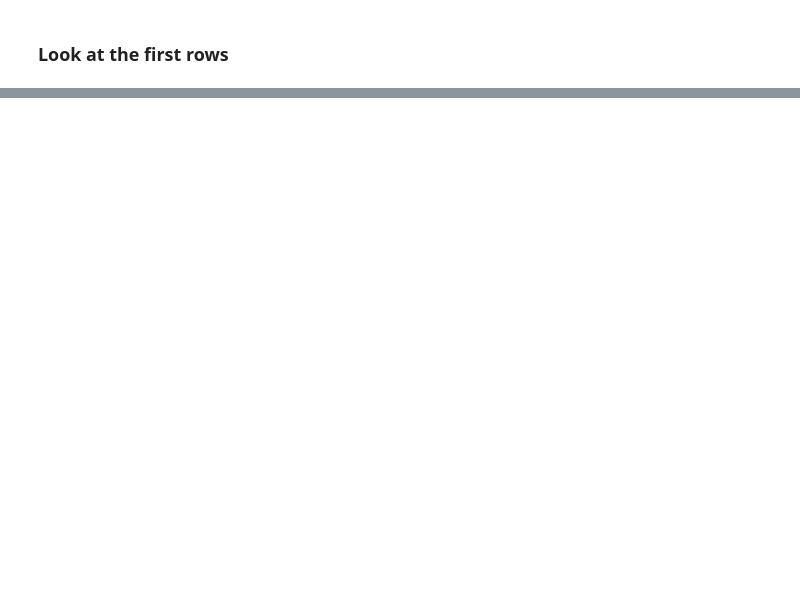
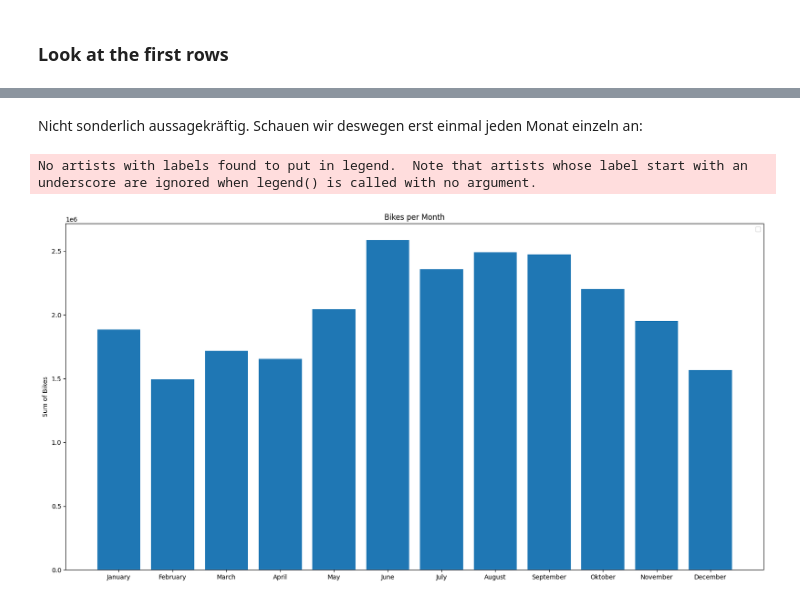
Before and after one commit to maanex/2023-amse, a Jupyter notebook: project/exploration.ipynb, the cells around one changed output, grey strips where cells are left out. Cells and saved outputs as stored; diff of their text form; code cells hidden in the pictures; blank space fills up the shorter version.

```diff
--- a/project/exploration.ipynb
+++ b/project/exploration.ipynb
@@ -77,0 +81,14 @@ array([1])
+# %% [markdown]
+Nicht sonderlich aussagekräftig. Schauen wir deswegen erst einmal jeden Monat einzeln an:
+# %%
+month_names = [ 'January', 'February', 'March', 'April', 'May', 'June', 'July', 'August', 'September', 'Oktober', 'November', 'December' ]
+
+plt.figure(figsize=(20, 10))
+plt.bar([month_names[int(x)-1] for x in list(byMonth.keys())], byMonth.values())
+plt.ylabel("Sum of Bikes")
+plt.title("Bikes per Month")
+plt.legend()
+plt.show()
+# %% [output]
+No artists with labels found to put in legend.  Note that artists whose label start with an underscore are ignored when legend() is called with no argument.
+[figure, added]
```
Also changed, not shown: parts of 18 cells of this notebook.
